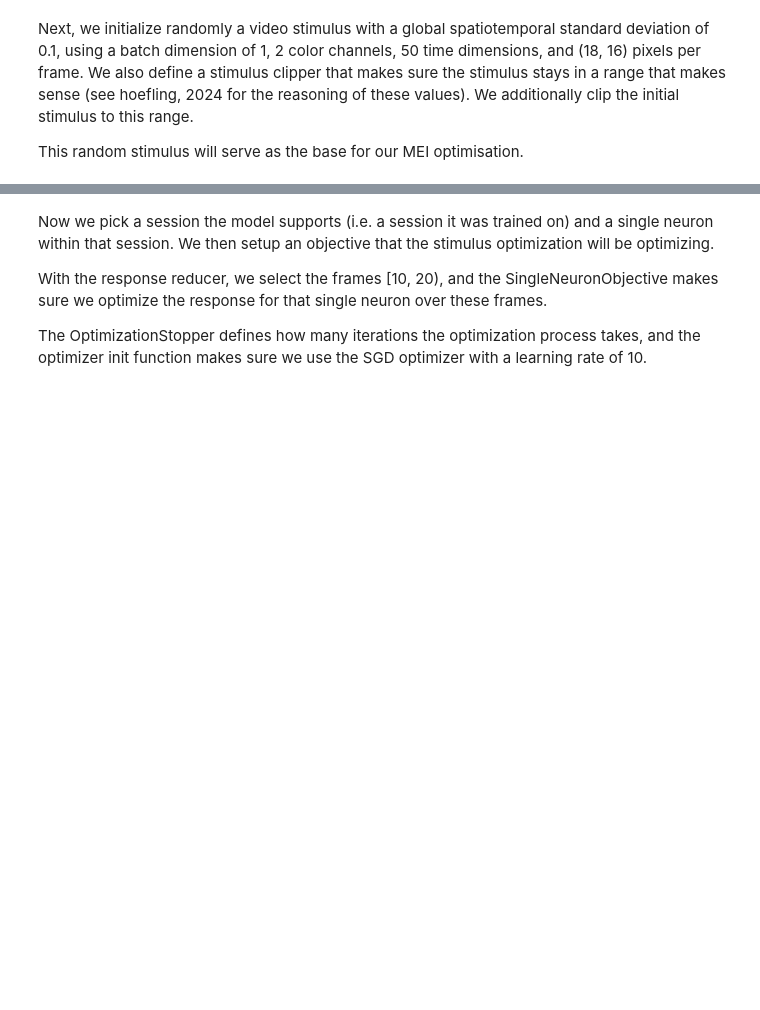
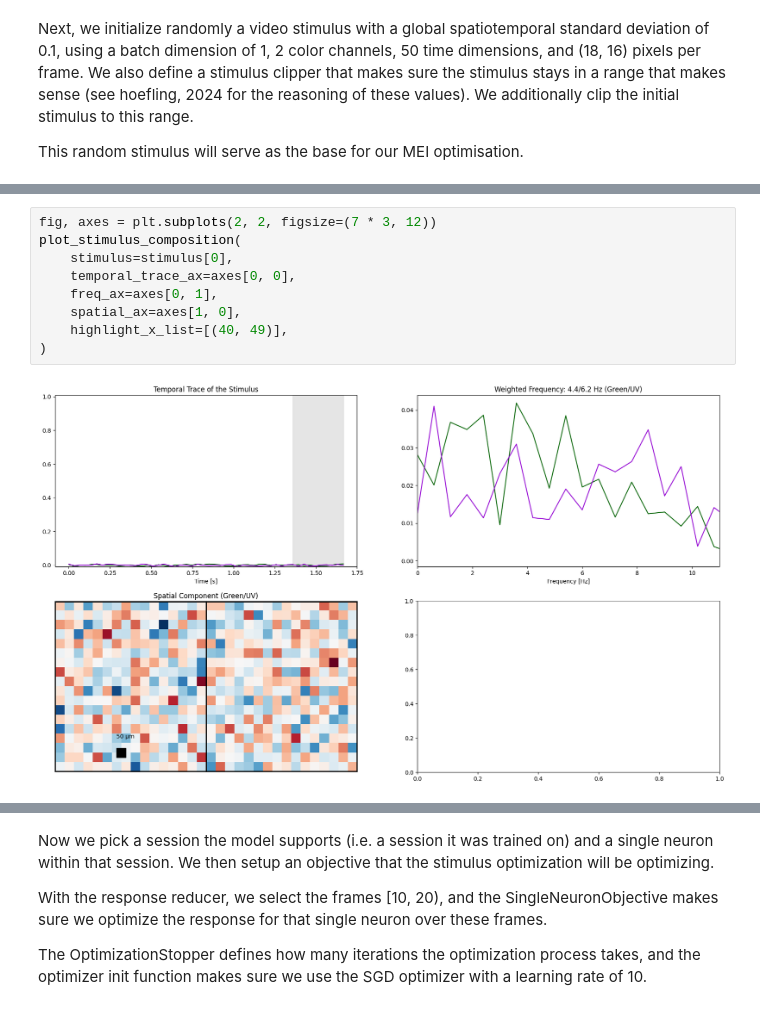
Before and after one commit to open-retina/open-retina, a Jupyter notebook: notebooks/mei_example.ipynb, the cells around one changed output, grey strips where cells are left out. Cells and saved outputs as stored; diff of their text form; blank space fills up the shorter version.

```diff
--- a/notebooks/mei_example.ipynb
+++ b/notebooks/mei_example.ipynb
@@ -51,0 +83,11 @@ stimulus.data = stimulus_postprocessor.process(stimulus.data)
+# %%
+fig, axes = plt.subplots(2, 2, figsize=(7 * 3, 12))
+plot_stimulus_composition(
+    stimulus=stimulus[0],
+    temporal_trace_ax=axes[0, 0],
+    freq_ax=axes[0, 1],
+    spatial_ax=axes[1, 0],
+    highlight_x_list=[(40, 49)],
+)
+# %% [output]
+[figure, added]
```
Also changed, not shown: parts of 19 cells of this notebook, 4 other files.
